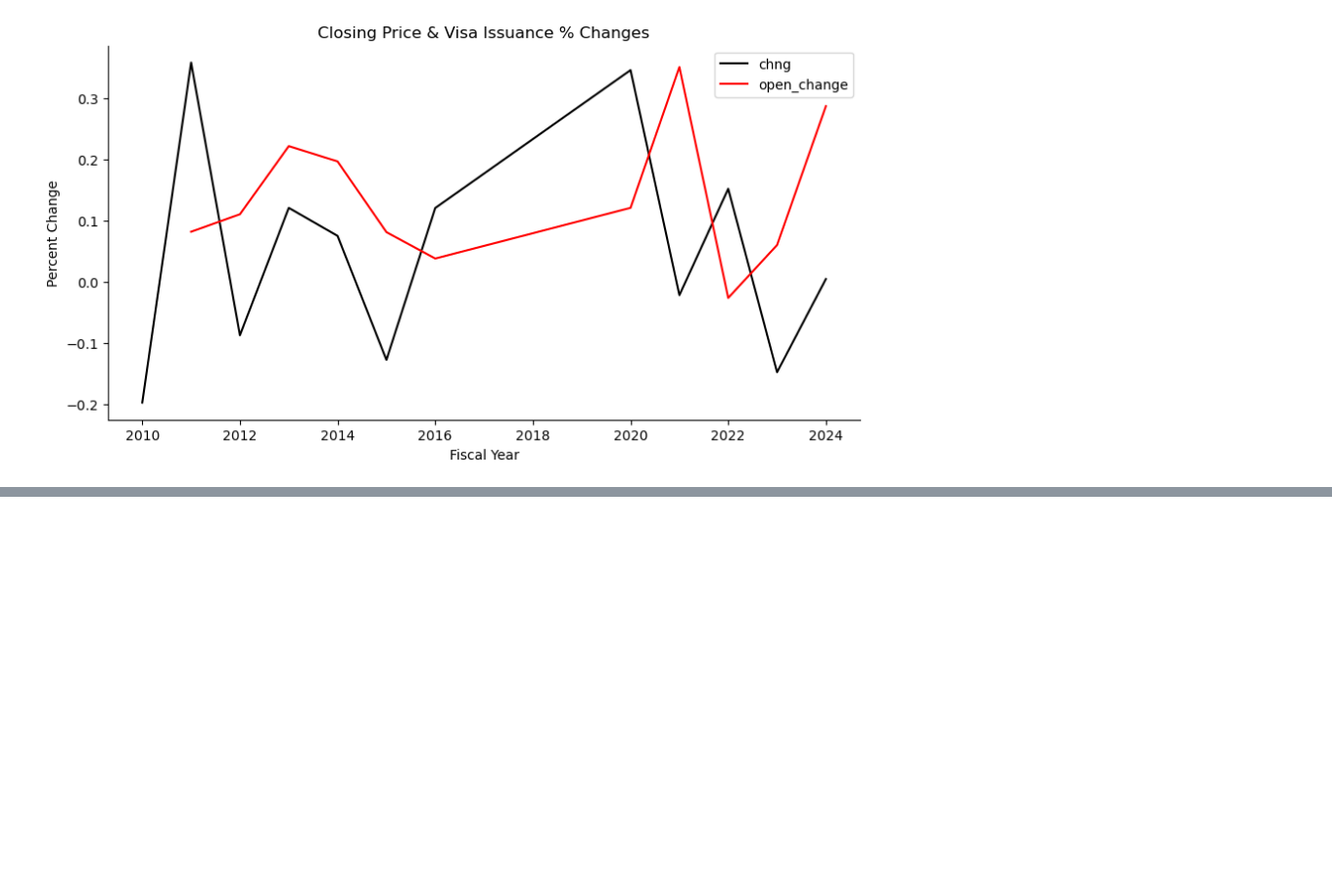
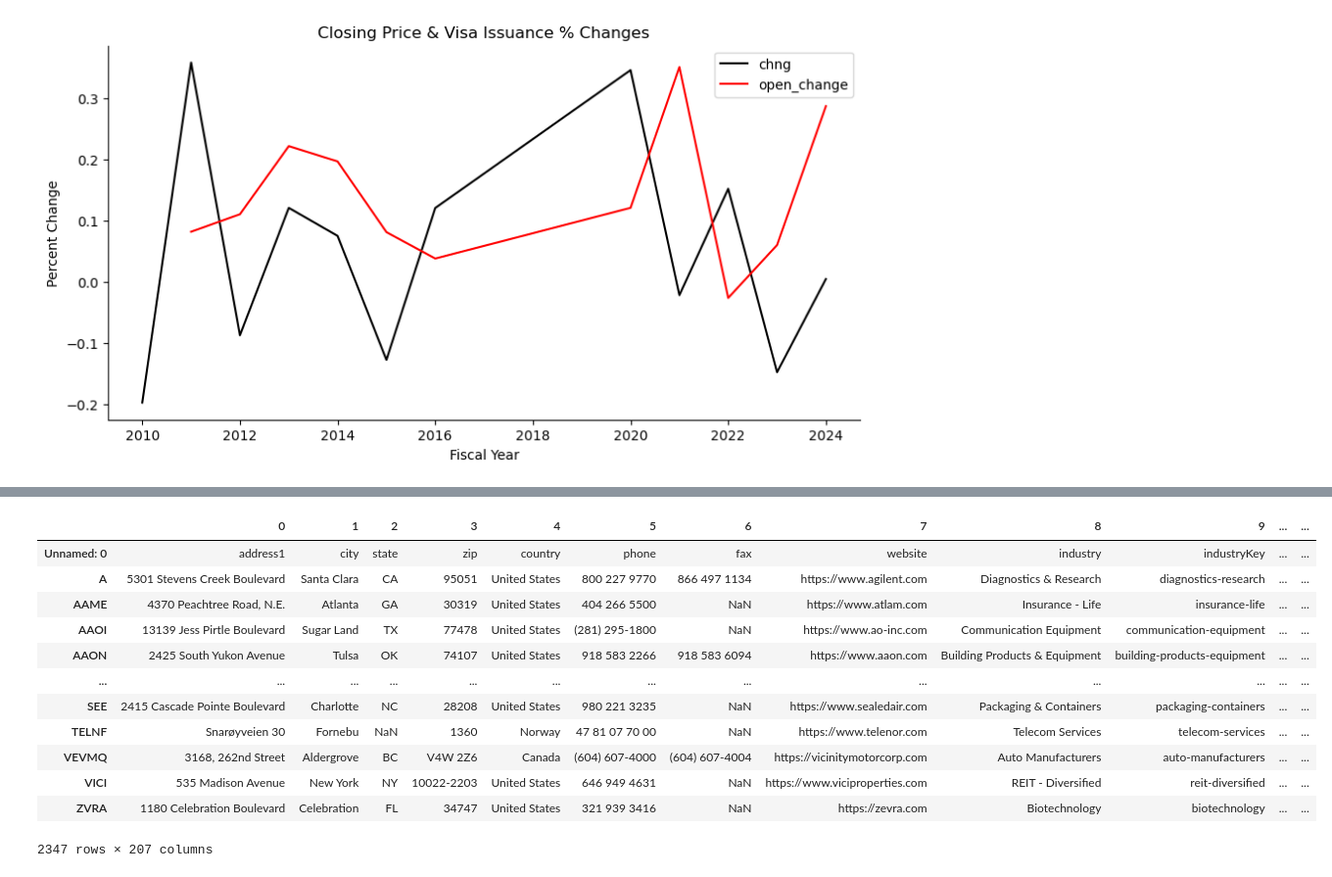
Before and after one commit to 608ohenry/econ570_project, a Jupyter notebook: main.ipynb, the cells around one changed output, grey strips where cells are left out. Shown at 98% size. Cells and saved outputs as stored; diff of their text form; code cells hidden in the pictures; blank space fills up the shorter version.

Commit message:
Updated company info frame, takes two hours to download

```diff
--- a/main.ipynb
+++ b/main.ipynb
@@ -444,0 +452,16 @@ array(['A', 'AAME', 'AAOI', ..., 'VEVMQ', 'VICI', 'ZVRA'], dtype=object)
+# %%
+pd.read_csv('company_info_df.csv').T
+# %% [output]
+|  | 0 | 1 | 2 | 3 | 4 | 5 | 6 | 7 | 8 | 9 | ... | ... |
+| Unnamed: 0 | address1 | city | state | zip | country | phone | fax | website | industry | industryKey | ... | ... |
+| A | 5301 Stevens Creek Boulevard | Santa Clara | CA | 95051 | United States | 800 227 9770 | 866 497 1134 | https://www.agilent.com | Diagnostics & Research | diagnostics-research | ... | ... |
+| AAME | 4370 Peachtree Road, N.E. | Atlanta | GA | 30319 | United States | 404 266 5500 | NaN | https://www.atlam.com | Insurance - Life | insurance-life | ... | ... |
+| AAOI | 13139 Jess Pirtle Boulevard | Sugar Land | TX | 77478 | United States | (281) 295-1800 | NaN | https://www.ao-inc.com | Communication Equipment | communication-equipment | ... | ... |
+| AAON | 2425 South Yukon Avenue | Tulsa | OK | 74107 | United States | 918 583 2266 | 918 583 6094 | https://www.aaon.com | Building Products & Equipment | building-products-equipment | ... | ... |
+| ... | ... | ... | ... | ... | ... | ... | ... | ... | ... | ... | ... | ... |
+| SEE | 2415 Cascade Pointe Boulevard | Charlotte | NC | 28208 | United States | 980 221 3235 | NaN | https://www.sealedair.com | Packaging & Containers | packaging-containers | ... | ... |
+| TELNF | Snarøyveien 30 | Fornebu | NaN | 1360 | Norway | 47 81 07 70 00 | NaN | https://www.telenor.com | Telecom Services | telecom-services | ... | ... |
+| VEVMQ | 3168, 262nd Street | Aldergrove | BC | V4W 2Z6 | Canada | (604) 607-4000 | (604) 607-4004 | https://vicinitymotorcorp.com | Auto Manufacturers | auto-manufacturers | ... | ... |
+| VICI | 535 Madison Avenue | New York | NY | 10022-2203 | United States | 646 949 4631 | NaN | https://www.viciproperties.com | REIT - Diversified | reit-diversified | ... | ... |
+| ZVRA | 1180 Celebration Boulevard | Celebration | FL | 34747 | United States | 321 939 3416 | NaN | https://zevra.com | Biotechnology | biotechnology | ... | ... |
+2347 rows × 207 columns
```
Also changed, not shown: parts of 11 cells of this notebook.
